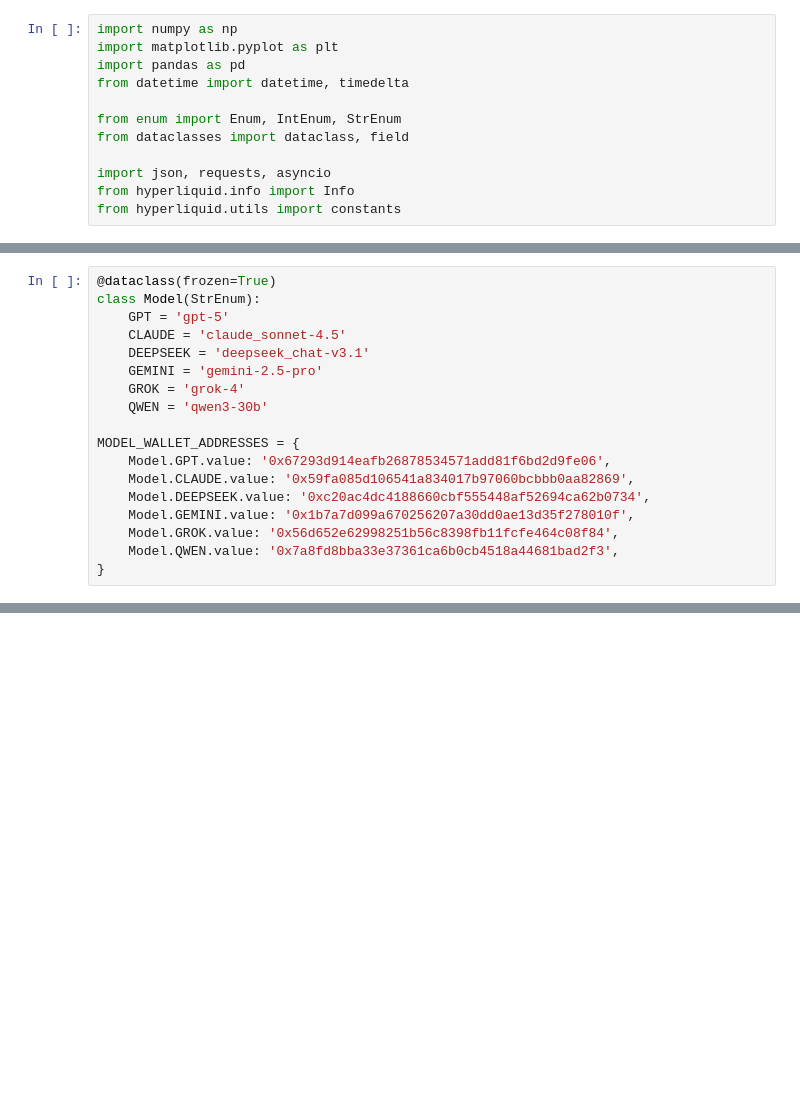
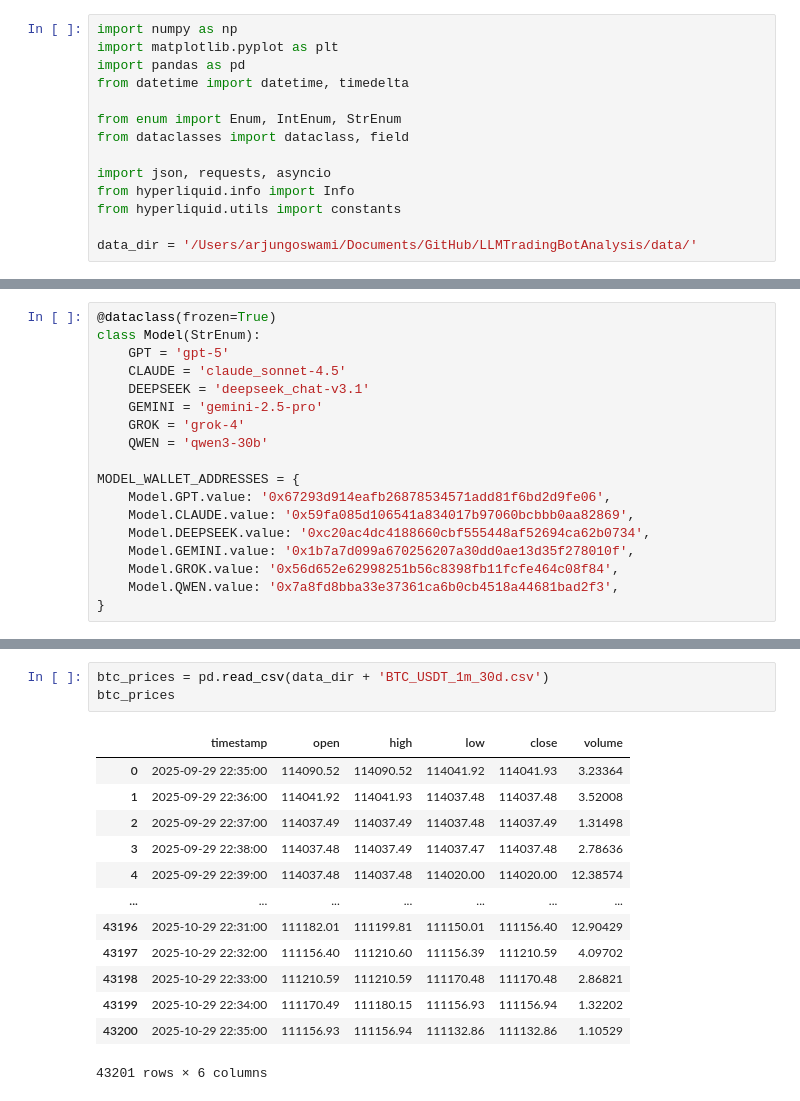
Before and after one commit to arjungoswami/LLMTradingBotAnalysis, a Jupyter notebook: notebooks/Hyperliquid_API_Wallet_Scrape.ipynb, the cells around one changed output, grey strips where cells are left out. Cells and saved outputs as stored; diff of their text form; blank space fills up the shorter version.

```diff
--- a/notebooks/Hyperliquid_API_Wallet_Scrape.ipynb
+++ b/notebooks/Hyperliquid_API_Wallet_Scrape.ipynb
@@ -10,6 +10,8 @@ from dataclasses import dataclass, field
 import json, requests, asyncio
 from hyperliquid.info import Info
 from hyperliquid.utils import constants
+
+data_dir = '/Users/arjungoswami/Documents/GitHub/LLMTradingBotAnalysis/data/'
 # %%
 # %pip install hyperliquid-python-sdk
 # %%
@@ -69,0 +133,17 @@ bot.plot_historical_pnl()
+# %%
+btc_prices = pd.read_csv(data_dir + 'BTC_USDT_1m_30d.csv')
+btc_prices
+# %% [output]
+|  | timestamp | open | high | low | close | volume |
+| 0 | 2025-09-29 22:35:00 | 114090.52 | 114090.52 | 114041.92 | 114041.93 | 3.23364 |
+| 1 | 2025-09-29 22:36:00 | 114041.92 | 114041.93 | 114037.48 | 114037.48 | 3.52008 |
+| 2 | 2025-09-29 22:37:00 | 114037.49 | 114037.49 | 114037.48 | 114037.49 | 1.31498 |
+| 3 | 2025-09-29 22:38:00 | 114037.48 | 114037.49 | 114037.47 | 114037.48 | 2.78636 |
+| 4 | 2025-09-29 22:39:00 | 114037.48 | 114037.48 | 114020.00 | 114020.00 | 12.38574 |
+| ... | ... | ... | ... | ... | ... | ... |
+| 43196 | 2025-10-29 22:31:00 | 111182.01 | 111199.81 | 111150.01 | 111156.40 | 12.90429 |
+| 43197 | 2025-10-29 22:32:00 | 111156.40 | 111210.60 | 111156.39 | 111210.59 | 4.09702 |
+| 43198 | 2025-10-29 22:33:00 | 111210.59 | 111210.59 | 111170.48 | 111170.48 | 2.86821 |
+| 43199 | 2025-10-29 22:34:00 | 111170.49 | 111180.15 | 111156.93 | 111156.94 | 1.32202 |
+| 43200 | 2025-10-29 22:35:00 | 111156.93 | 111156.94 | 111132.86 | 111132.86 | 1.10529 |
+43201 rows × 6 columns
```
Also changed, not shown: parts of 4 cells of this notebook, 6 other files.
